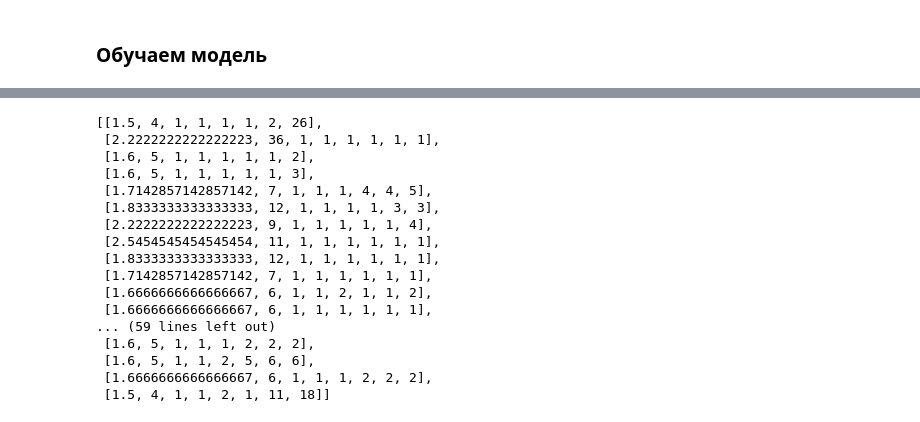
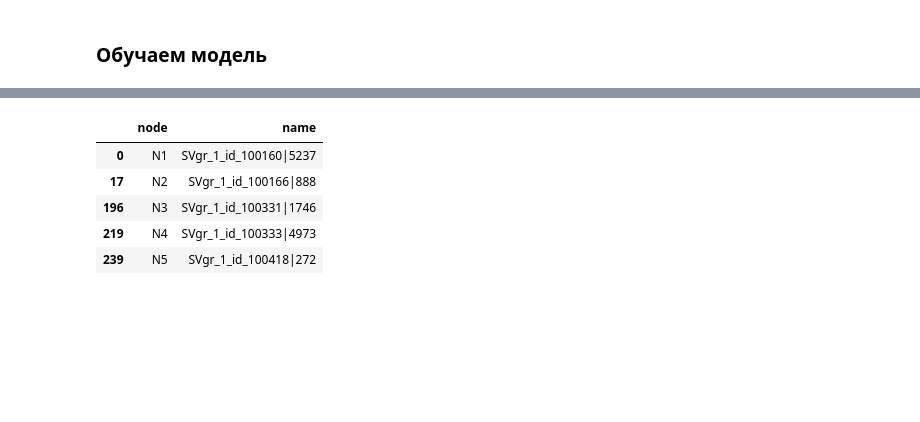
Before and after one commit to nad-igolki/mobiraph, a Jupyter notebook: src/notebooks/simple_classifier_collapsed_new_features.ipynb, the cells around one changed output, grey strips where cells are left out. Saved outputs shown, nothing was run; the diff lists cells and outputs as text; code cells hidden in the pictures; blank space fills up the shorter version.

```diff
--- a/src/notebooks/simple_classifier_collapsed_new_features.ipynb
+++ b/src/notebooks/simple_classifier_collapsed_new_features.ipynb
@@ -316,0 +294,12 @@ plt.show()
+# %%
+node2name = pd.read_csv('data_arob/graph_collapse_nodes.txt', sep='\t')
+node2name = node2name.drop_duplicates(subset=['node'], keep='first')
+node2name_dict = node2name.set_index('node')['name'].to_dict()
+node2name.head()
+# %% [output]
+|  | node | name |
+| 0 | N1 | SVgr_1_id_100160|5237 |
+| 17 | N2 | SVgr_1_id_100166|888 |
+| 196 | N3 | SVgr_1_id_100331|1746 |
+| 219 | N4 | SVgr_1_id_100333|4973 |
+| 239 | N5 | SVgr_1_id_100418|272 |
@@ -340,22 +373,2 @@ for component, component_label in zip(component_nodes, component_classes):
     X.append(embedding)  # Добавляем эмбеддинги узла
     y.append(component_label)  # Метка компоненты
-# %%
-X
-# %% [output]
-[[1.5, 4, 1, 1, 1, 1, 2, 26],
- [2.2222222222222223, 36, 1, 1, 1, 1, 1, 1],
- [1.6, 5, 1, 1, 1, 1, 1, 2],
- [1.6, 5, 1, 1, 1, 1, 1, 3],
- [1.7142857142857142, 7, 1, 1, 1, 4, 4, 5],
- [1.8333333333333333, 12, 1, 1, 1, 1, 3, 3],
- [2.2222222222222223, 9, 1, 1, 1, 1, 1, 4],
- [2.5454545454545454, 11, 1, 1, 1, 1, 1, 1],
- [1.8333333333333333, 12, 1, 1, 1, 1, 1, 1],
- [1.7142857142857142, 7, 1, 1, 1, 1, 1, 1],
- [1.6666666666666667, 6, 1, 1, 2, 1, 1, 2],
- [1.6666666666666667, 6, 1, 1, 1, 1, 1, 1],
-... (59 lines left out)
- [1.6, 5, 1, 1, 1, 2, 2, 2],
- [1.6, 5, 1, 1, 2, 5, 6, 6],
- [1.6666666666666667, 6, 1, 1, 1, 2, 2, 2],
- [1.5, 4, 1, 1, 2, 1, 11, 18]]
```
Also changed, not shown: parts of 43 cells of this notebook, 5 other files.
